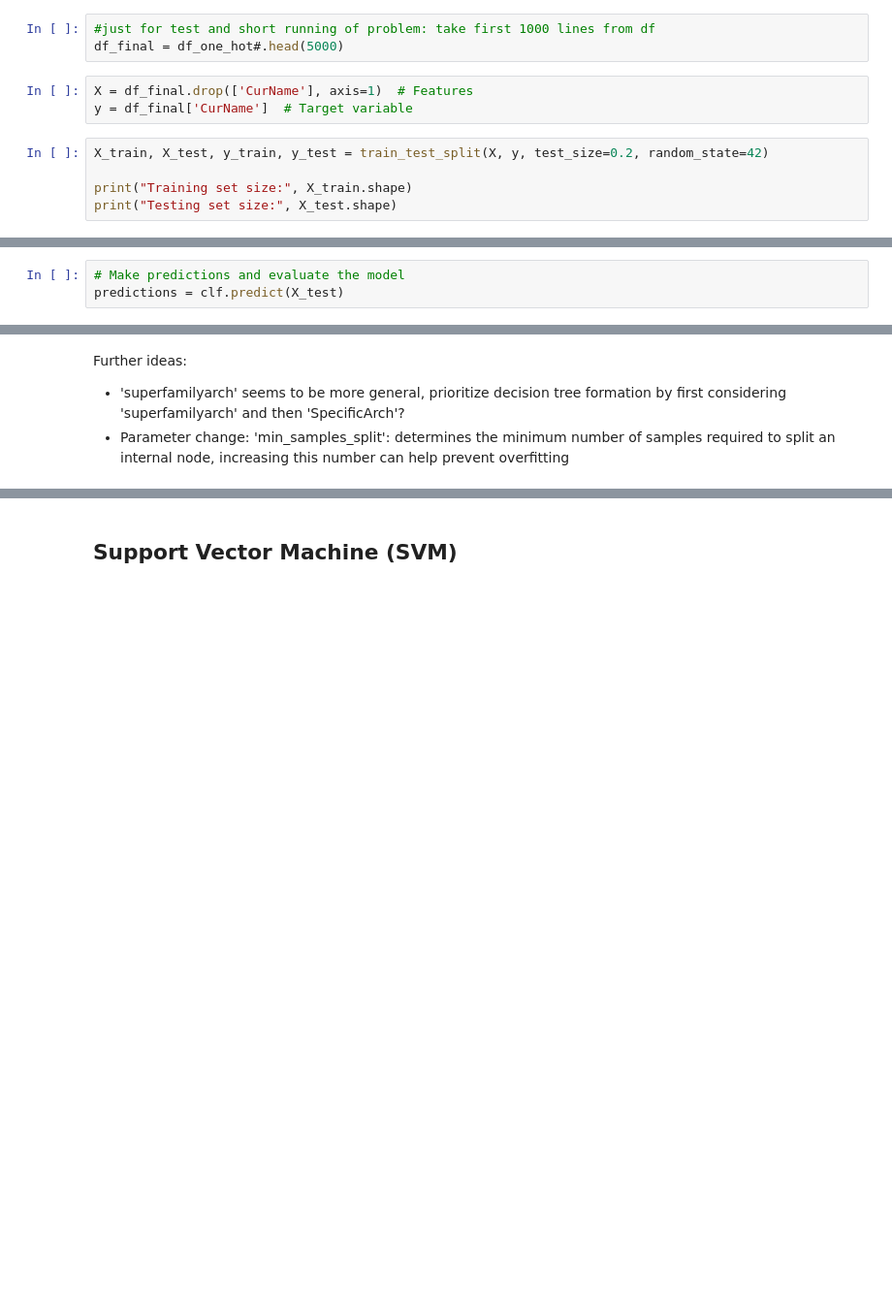
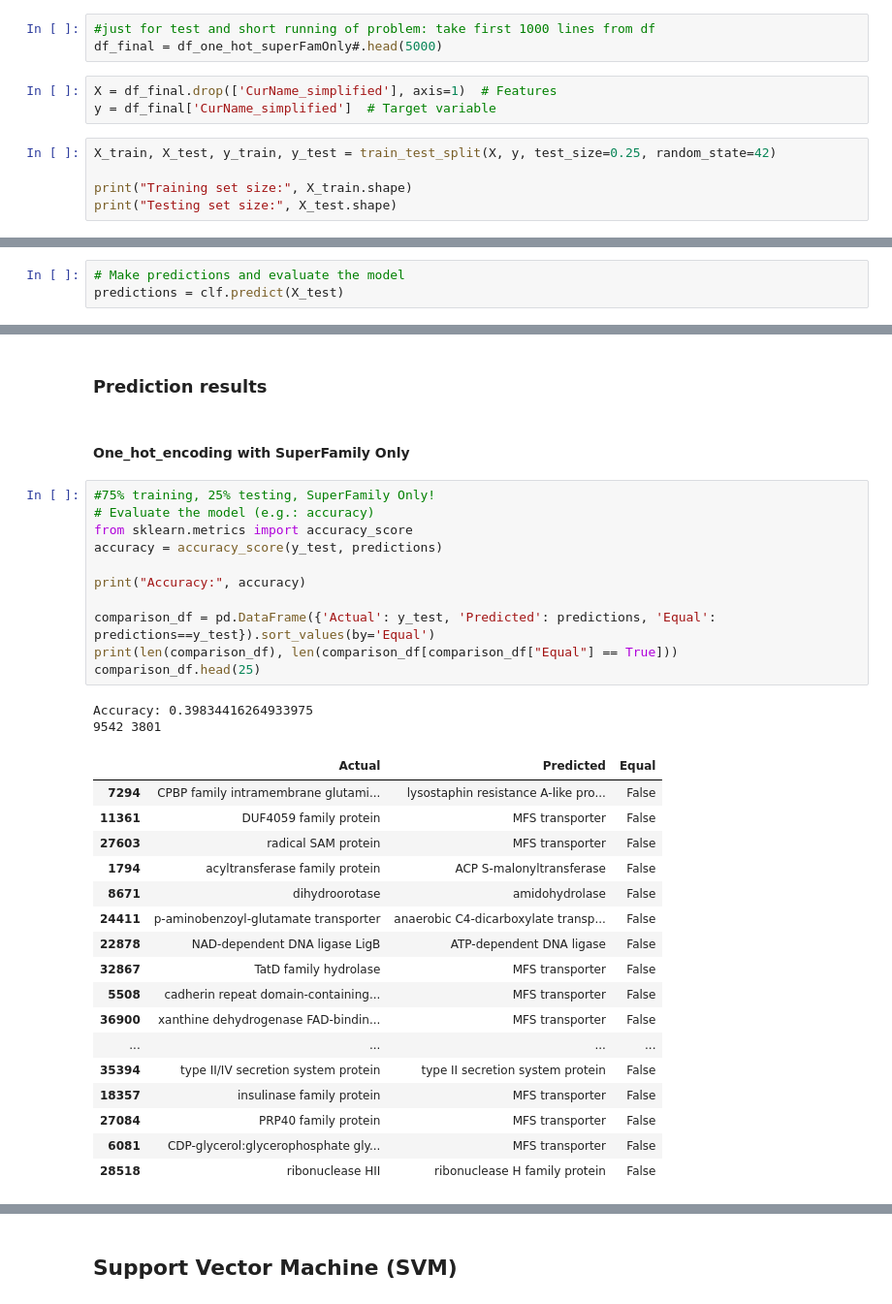
Before and after one commit to NCBI-Codeathons/mlxai-2024-team-gwadz-yang, a Jupyter notebook: scripts/Models_DT_SVM_PCA.ipynb, the cells around one changed output, grey strips where cells are left out. Shown: that part at 97% size. Saved outputs shown, nothing was run; the diff lists cells and outputs as text; blank space fills up the shorter version.

```diff
--- a/scripts/Models_DT_SVM_PCA.ipynb
+++ b/scripts/Models_DT_SVM_PCA.ipynb
@@ -99,12 +209,12 @@ df_selCol.shape
 from sklearn.model_selection import train_test_split
 # %%
 #just for test and short running of problem: take first 1000 lines from df
-df_final = df_one_hot#.head(5000)
+df_final = df_one_hot_superFamOnly#.head(5000)
 # %%
-X = df_final.drop(['CurName'], axis=1)  # Features
-y = df_final['CurName']  # Target variable
+X = df_final.drop(['CurName_simplified'], axis=1)  # Features
+y = df_final['CurName_simplified']  # Target variable
 # %%
-X_train, X_test, y_train, y_test = train_test_split(X, y, test_size=0.2, random_state=42)
+X_train, X_test, y_train, y_test = train_test_split(X, y, test_size=0.25, random_state=42)
 
 print("Training set size:", X_train.shape)
 print("Testing set size:", X_test.shape)
@@ -144,4 +255,35 @@ Accuracy: 0.39992985737666586
-# %% [markdown]
-Further ideas:
-- 'superfamilyarch' seems to be more general, prioritize decision tree formation by first considering 'superfamilyarch' and then 'SpecificArch'?
-- Parameter change: 'min_samples_split': determines the minimum number of samples required to split an internal node, increasing this number can help prevent overfitting
+# %% [markdown]
+### Prediction results
+# %% [markdown]
+#### One_hot_encoding with SuperFamily Only
+# %%
+#75% training, 25% testing, SuperFamily Only!
+# Evaluate the model (e.g.: accuracy)
+from sklearn.metrics import accuracy_score
+accuracy = accuracy_score(y_test, predictions)
+
+print("Accuracy:", accuracy)
+
+comparison_df = pd.DataFrame({'Actual': y_test, 'Predicted': predictions, 'Equal': predictions==y_test}).sort_values(by='Equal')
+print(len(comparison_df), len(comparison_df[comparison_df["Equal"] == True]))
+comparison_df.head(25)
+# %% [output]
+Accuracy: 0.39834416264933975
+9542 3801
+|  | Actual | Predicted | Equal |
+| 7294 | CPBP family intramembrane glutami... | lysostaphin resistance A-like pro... | False |
+| 11361 | DUF4059 family protein | MFS transporter | False |
+| 27603 | radical SAM protein | MFS transporter | False |
+| 1794 | acyltransferase family protein | ACP S-malonyltransferase | False |
+| 8671 | dihydroorotase | amidohydrolase | False |
+| 24411 | p-aminobenzoyl-glutamate transporter | anaerobic C4-dicarboxylate transp... | False |
+| 22878 | NAD-dependent DNA ligase LigB | ATP-dependent DNA ligase | False |
+| 32867 | TatD family hydrolase | MFS transporter | False |
+| 5508 | cadherin repeat domain-containing... | MFS transporter | False |
+| 36900 | xanthine dehydrogenase FAD-bindin... | MFS transporter | False |
+| ... | ... | ... | ... |
+| 35394 | type II/IV secretion system protein | type II secretion system protein | False |
+| 18357 | insulinase family protein | MFS transporter | False |
+| 27084 | PRP40 family protein | MFS transporter | False |
+| 6081 | CDP-glycerol:glycerophosphate gly... | MFS transporter | False |
+| 28518 | ribonuclease HII | ribonuclease H family protein | False |
```
Also changed, not shown: parts of 52 cells of this notebook, 2 other files.
